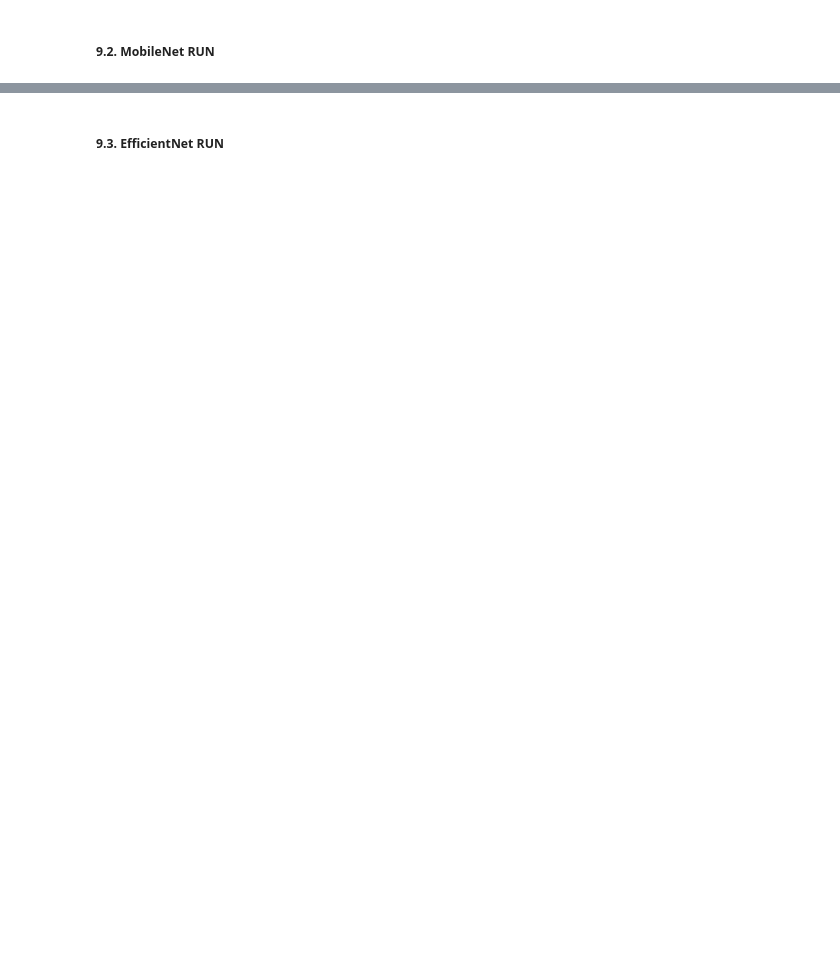
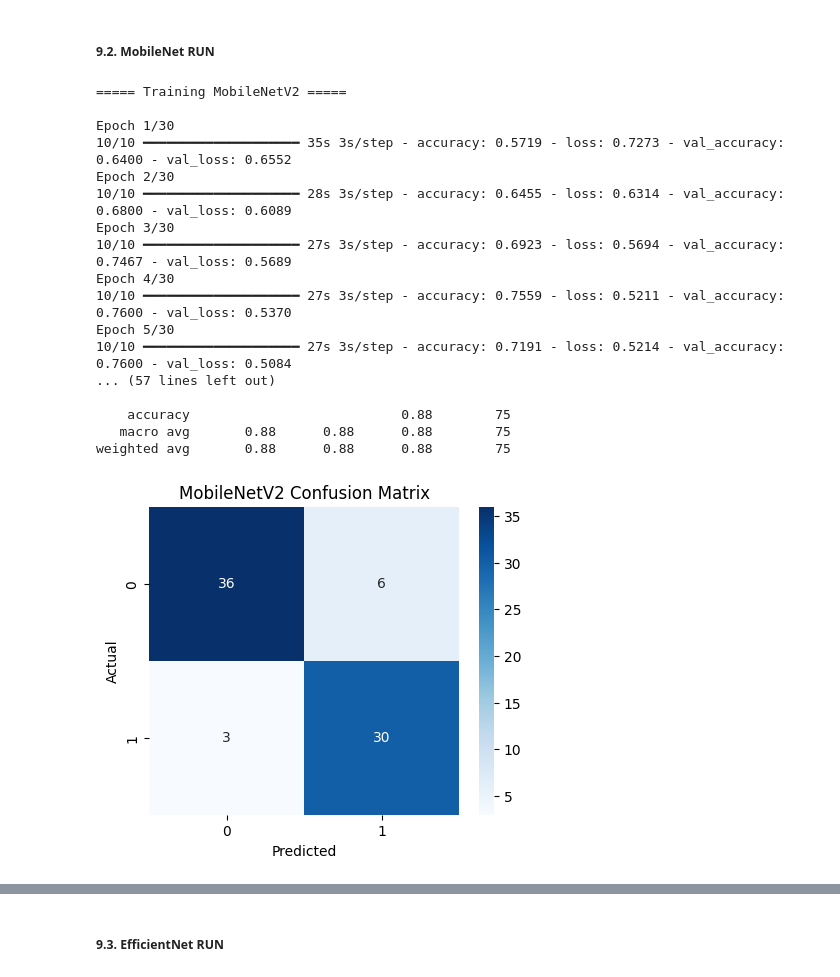
Before and after one commit to Houk-Y/Fall-Detection, a Jupyter notebook: fall_detection.ipynb, the cells around one changed output, grey strips where cells are left out. Saved outputs shown, nothing was run; the diff lists cells and outputs as text; code cells hidden in the pictures; blank space fills up the shorter version.

```diff
--- a/fall_detection.ipynb
+++ b/fall_detection.ipynb
@@ -234,8 +220,8 @@ def build_custom_cnn():
 # %% [markdown]
 ##### 8.2. MobileNetV2
 # %%
-def build_mobilenet():
-    base = MobileNetV2(weights="imagenet", include_top=False, input_shape=(256,256,3))
+def create_mobilenet_model(input_shape):
+    base = MobileNetV2(weights="imagenet", include_top=False, input_shape=input_shape)
     base.trainable = False
 
     model = models.Sequential([
@@ -250,3 +236,7 @@ def build_mobilenet():
                   loss="binary_crossentropy",
                   metrics=["accuracy"])
     return model
+
+# Create the model and print summary
+mobilenet_model = create_mobilenet_model(input_shape)
+mobilenet_model.summary()
@@ -301,8 +379,27 @@ clear_memory()
 # %% [markdown]
 ##### 9.2. MobileNet RUN
 # %%
-model = build_mobilenet()
+model = create_mobilenet_model(input_shape)
 model = train_model(model, "MobileNetV2")
-model.save("mobilenet_model.h5")
+model.save(os.path.join(dataset_path, "mobilenet_model.h5"))
 
 clear_memory()
+# %% [output]
+===== Training MobileNetV2 =====
+
+Epoch 1/30
+10/10 ━━━━━━━━━━━━━━━━━━━━ 35s 3s/step - accuracy: 0.5719 - loss: 0.7273 - val_accuracy: 0.6400 - val_loss: 0.6552
+Epoch 2/30
+10/10 ━━━━━━━━━━━━━━━━━━━━ 28s 3s/step - accuracy: 0.6455 - loss: 0.6314 - val_accuracy: 0.6800 - val_loss: 0.6089
+Epoch 3/30
+10/10 ━━━━━━━━━━━━━━━━━━━━ 27s 3s/step - accuracy: 0.6923 - loss: 0.5694 - val_accuracy: 0.7467 - val_loss: 0.5689
+Epoch 4/30
+10/10 ━━━━━━━━━━━━━━━━━━━━ 27s 3s/step - accuracy: 0.7559 - loss: 0.5211 - val_accuracy: 0.7600 - val_loss: 0.5370
+Epoch 5/30
+10/10 ━━━━━━━━━━━━━━━━━━━━ 27s 3s/step - accuracy: 0.7191 - loss: 0.5214 - val_accuracy: 0.7600 - val_loss: 0.5084
+... (57 lines left out)
+
+    accuracy                           0.88        75
+   macro avg       0.88      0.88      0.88        75
+weighted avg       0.88      0.88      0.88        75
+[figure, added]
```
Also changed, not shown: parts of 21 cells of this notebook, 5 other files.
